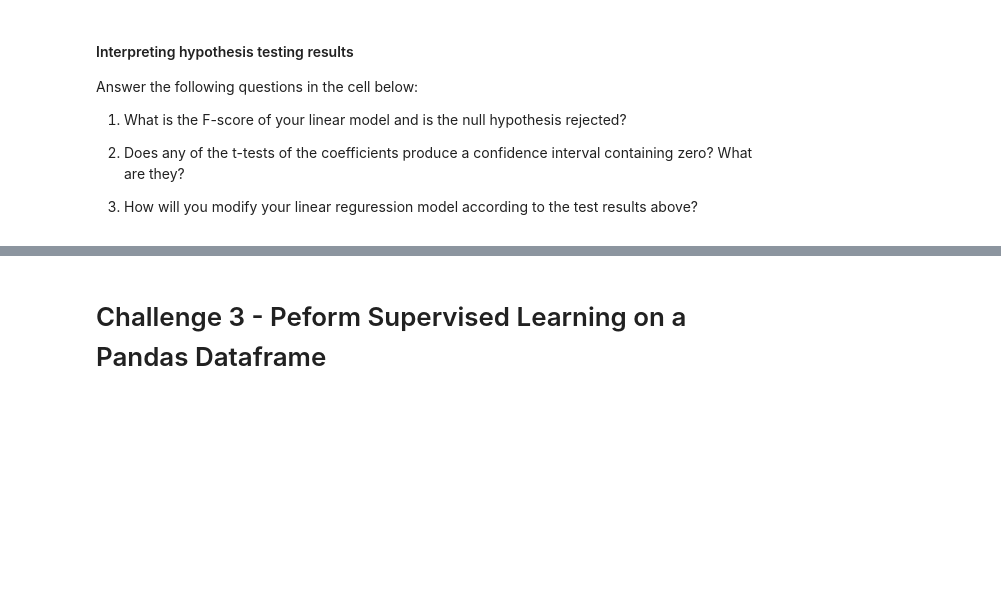
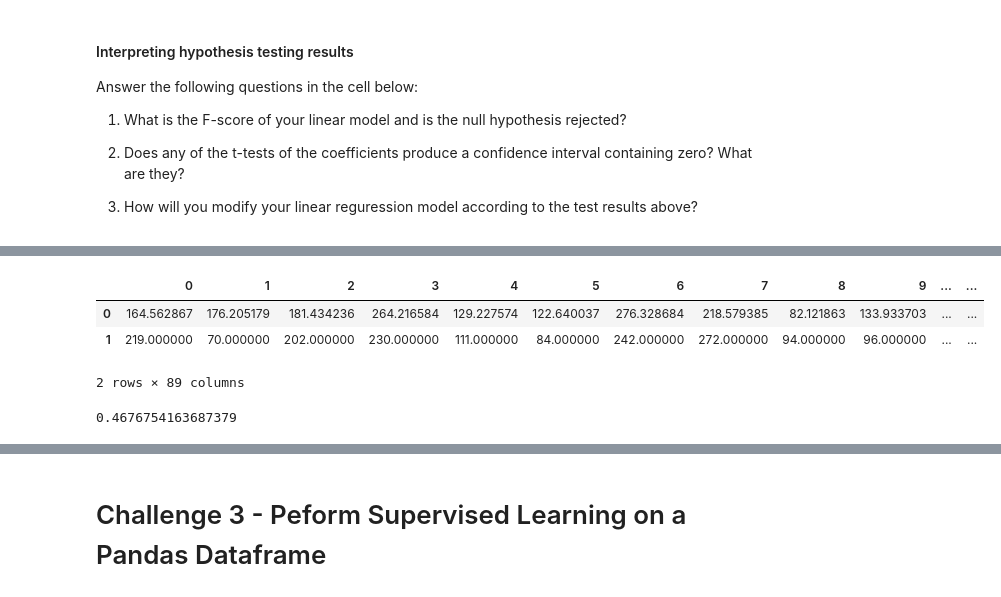
Before and after one commit to ta-datapt-bcn/lab-supervised-learning-regression, a Jupyter notebook: your-code/main.ipynb, the cells around one changed output, grey strips where cells are left out. Drawn from its saved outputs; the diff is of its cells as text; code cells hidden in the pictures; blank space fills up the shorter version.

```diff
--- a/your-code/main.ipynb
+++ b/your-code/main.ipynb
@@ -141,0 +282,6 @@ Answer the following questions in the cell below:
+# %%
+X_train, X_test, y_train, y_test = train_test_split(X,y,test_size =0.2,random_state=42)
+# %%
+model = LinearRegression()
+# %%
+model.fit(X_train,y_train)
@@ -141,0 +290,2 @@ Answer the following questions in the cell below:
+# %%
+prediction = model.predict(X_test)
@@ -141,0 +312,11 @@ Answer the following questions in the cell below:
+# %%
+pd.DataFrame((prediction,y_test))
+# %% [output]
+|  | 0 | 1 | 2 | 3 | 4 | 5 | 6 | 7 | 8 | 9 | ... | ... |
+| 0 | 164.562867 | 176.205179 | 181.434236 | 264.216584 | 129.227574 | 122.640037 | 276.328684 | 218.579385 | 82.121863 | 133.933703 | ... | ... |
+| 1 | 219.000000 | 70.000000 | 202.000000 | 230.000000 | 111.000000 | 84.000000 | 242.000000 | 272.000000 | 94.000000 | 96.000000 | ... | ... |
+2 rows × 89 columns
+# %%
+r2_score(y_test,prediction)
+# %% [output]
+0.4676754163687379
```
Also changed, not shown: parts of 105 cells of this notebook, 1 other file.
